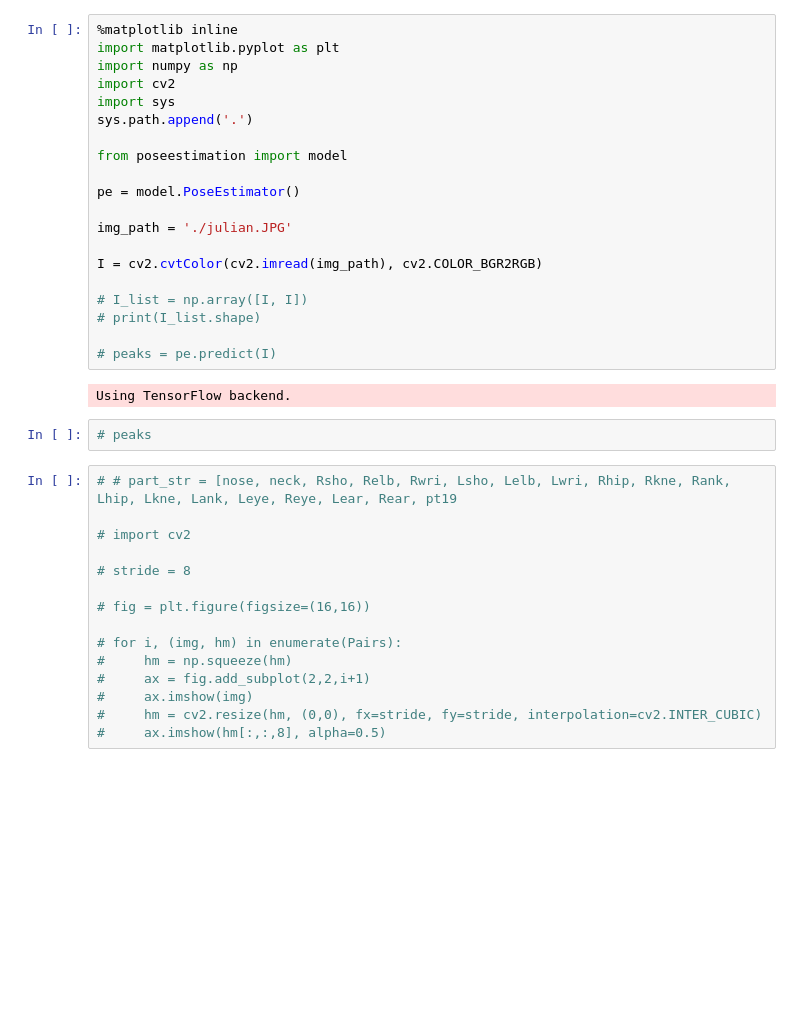
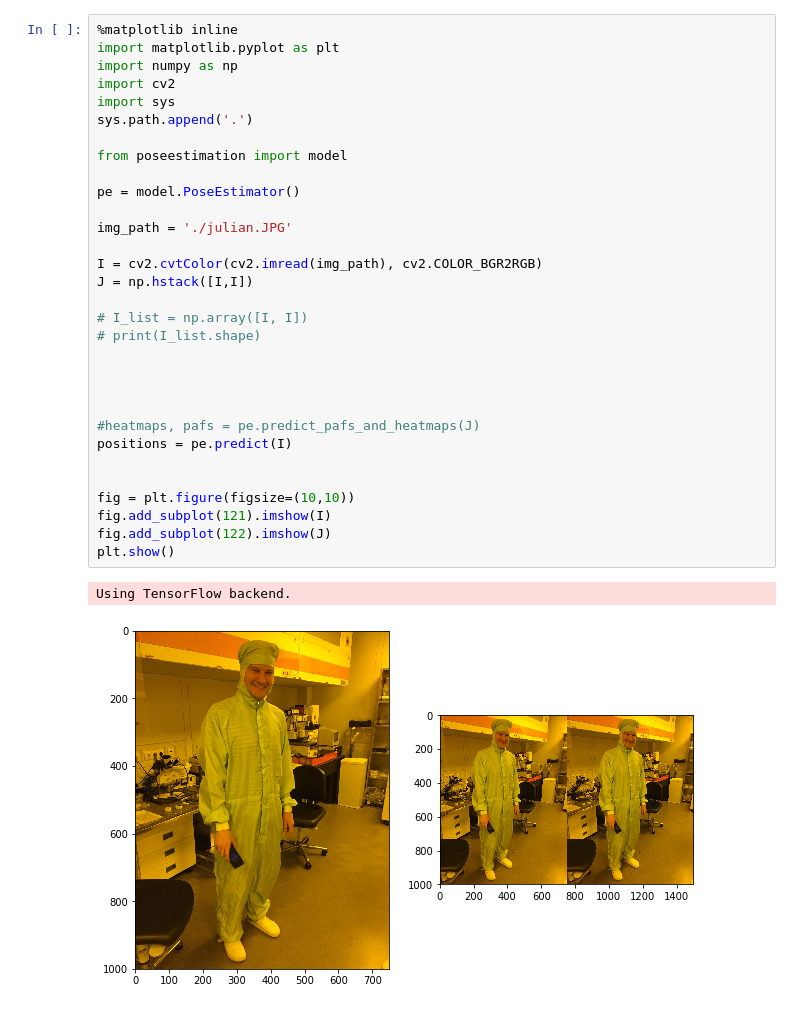
Before and after one commit to jutanke/easy_multi_person_pose_estimation, a Jupyter notebook: demo.ipynb, the cells around one changed output. Drawn from its saved outputs; the diff is of its cells as text; blank space fills up the shorter version.

```diff
--- a/demo.ipynb
+++ b/demo.ipynb
@@ -1,40 +1,35 @@
 # %%
 %matplotlib inline
 import matplotlib.pyplot as plt
 import numpy as np
 import cv2
 import sys
 sys.path.append('.')
 
 from poseestimation import model
 
 pe = model.PoseEstimator()
 
 img_path = './julian.JPG'
 
 I = cv2.cvtColor(cv2.imread(img_path), cv2.COLOR_BGR2RGB)
+J = np.hstack([I,I])
 
 # I_list = np.array([I, I])
 # print(I_list.shape)
 
-# peaks = pe.predict(I)
+
+
+
+#heatmaps, pafs = pe.predict_pafs_and_heatmaps(J)
+positions = pe.predict(I)
+
+
+fig = plt.figure(figsize=(10,10))
+fig.add_subplot(121).imshow(I)
+fig.add_subplot(122).imshow(J)
+plt.show()
 # %% [output]
 Using TensorFlow backend.
+[figure, added]
-# %%
-# peaks
-# %%
-# # part_str = [nose, neck, Rsho, Relb, Rwri, Lsho, Lelb, Lwri, Rhip, Rkne, Rank, Lhip, Lkne, Lank, Leye, Reye, Lear, Rear, pt19
-
-# import cv2
-
-# stride = 8
-
-# fig = plt.figure(figsize=(16,16))
-
-# for i, (img, hm) in enumerate(Pairs):
-#     hm = np.squeeze(hm)
-#     ax = fig.add_subplot(2,2,i+1)
-#     ax.imshow(img)
-#     hm = cv2.resize(hm, (0,0), fx=stride, fy=stride, interpolation=cv2.INTER_CUBIC)
-#     ax.imshow(hm[:,:,8], alpha=0.5)
 # %%
```
Also changed, not shown: parts of 2 cells of this notebook, 1 other file.
